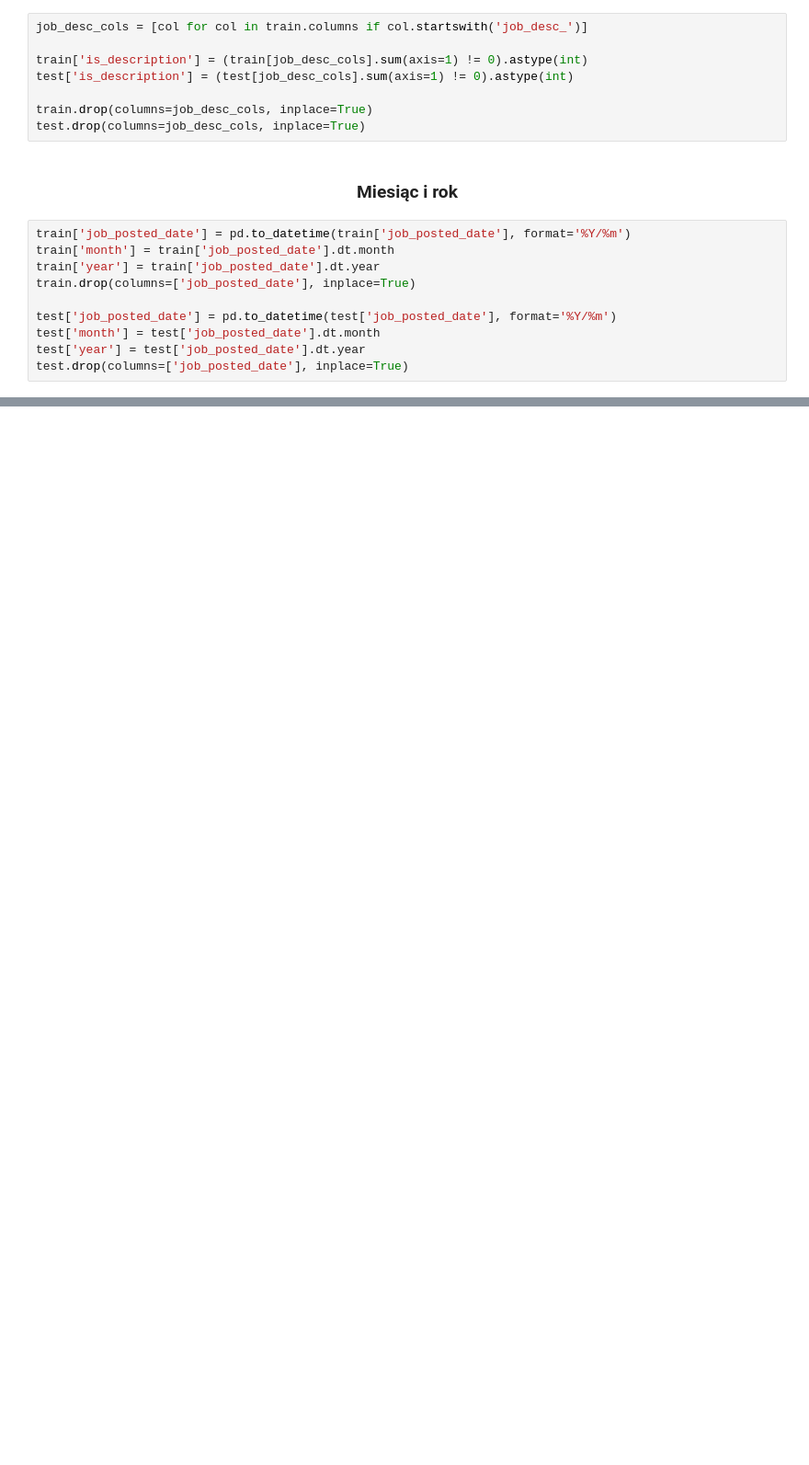
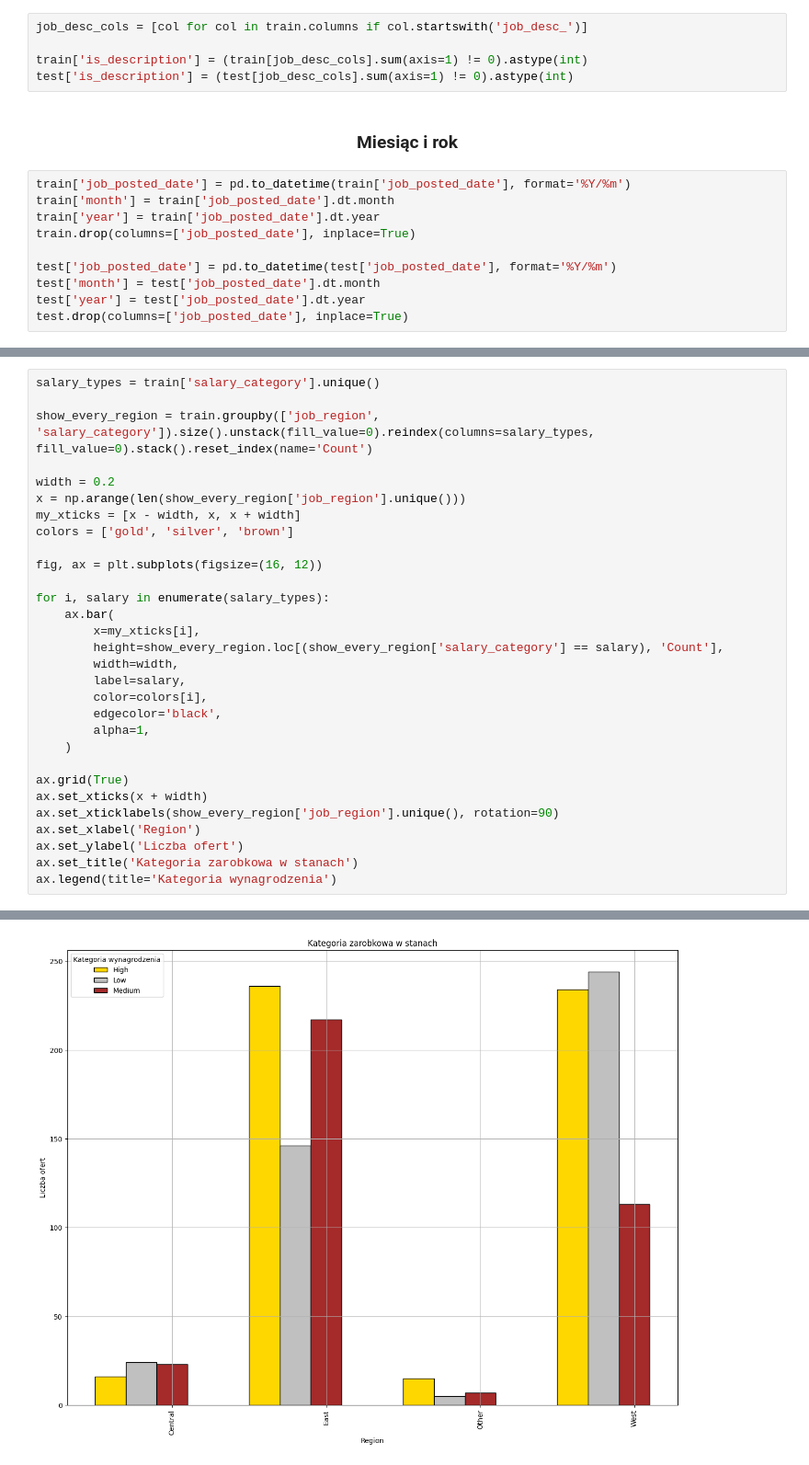
Before and after one commit to HubertKlosowski/bitgrit, a Jupyter notebook: know_data.ipynb, the cells around one changed output, grey strips where cells are left out. Shown: that part at 92% size. Cells and saved outputs as stored; diff of their text form; blank space fills up the shorter version.

```diff
--- a/know_data.ipynb
+++ b/know_data.ipynb
@@ -42,9 +88,6 @@ job_desc_cols = [col for col in train.columns if col.startswith('job_desc_')]
 
 train['is_description'] = (train[job_desc_cols].sum(axis=1) != 0).astype(int)
 test['is_description'] = (test[job_desc_cols].sum(axis=1) != 0).astype(int)
-
-train.drop(columns=job_desc_cols, inplace=True)
-test.drop(columns=job_desc_cols, inplace=True)
 # %% [markdown]
 ### <center>Miesiąc i rok</center>
 # %%
@@ -63,0 +161,31 @@ c_job_state
+# %%
+salary_types = train['salary_category'].unique()
+
+show_every_region = train.groupby(['job_region', 'salary_category']).size().unstack(fill_value=0).reindex(columns=salary_types, fill_value=0).stack().reset_index(name='Count')
+
+width = 0.2
+x = np.arange(len(show_every_region['job_region'].unique()))
+my_xticks = [x - width, x, x + width]
+colors = ['gold', 'silver', 'brown']
+
+fig, ax = plt.subplots(figsize=(16, 12))
+
+for i, salary in enumerate(salary_types):
+    ax.bar(
+        x=my_xticks[i],
+        height=show_every_region.loc[(show_every_region['salary_category'] == salary), 'Count'],
+        width=width,
+        label=salary,
+        color=colors[i],
+        edgecolor='black',
+        alpha=1,
+    )
+
+ax.grid(True)
+ax.set_xticks(x + width)
+ax.set_xticklabels(show_every_region['job_region'].unique(), rotation=90)
+ax.set_xlabel('Region')
+ax.set_ylabel('Liczba ofert')
+ax.set_title('Kategoria zarobkowa w stanach')
+ax.legend(title='Kategoria wynagrodzenia')
+# %% [output]
@@ -63,0 +193 @@ c_job_state
+[figure, added]
```
Also changed, not shown: parts of 49 cells of this notebook, 1 other file.
